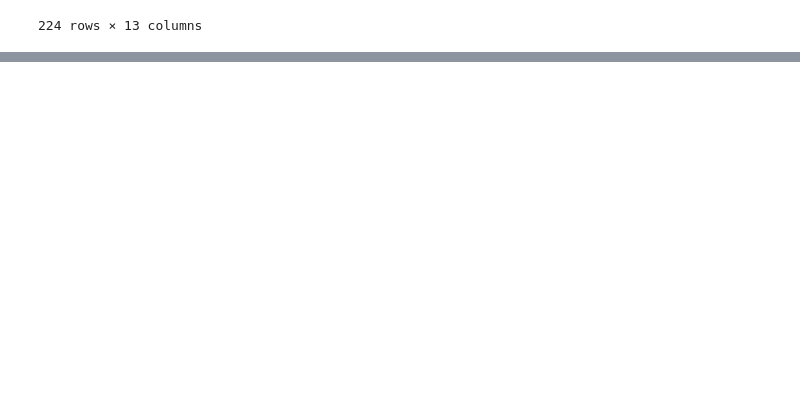
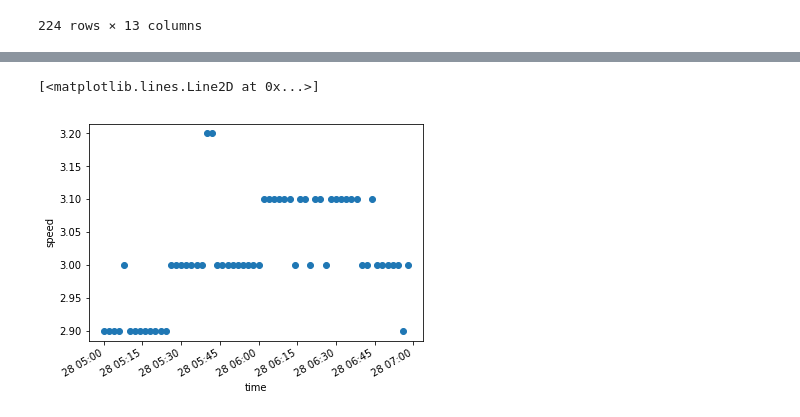
Before and after one commit to SalishSeaCast/analysis-doug, a Jupyter notebook: notebooks/2ndNarrowsHADPCtoERDDAP.ipynb, the cells around one changed output, grey strips where cells are left out. Cells and saved outputs as stored; diff of their text form; code cells hidden in the pictures; blank space fills up the shorter version.

```diff
--- a/notebooks/2ndNarrowsHADPCtoERDDAP.ipynb
+++ b/notebooks/2ndNarrowsHADPCtoERDDAP.ipynb
@@ -116,0 +293,3 @@ hadcp_df \
+# %%
+currents = xarray.open_dataset('/tmp/bar.nc')
+currents
@@ -116,0 +304,5 @@ hadcp_df \
+# %%
+currents.speed.plot(marker='o', linestyle='None')
+# %% [output]
+[<matplotlib.lines.Line2D at 0x...>]
+[figure, added]
```
Also changed, not shown: parts of 50 cells of this notebook.
